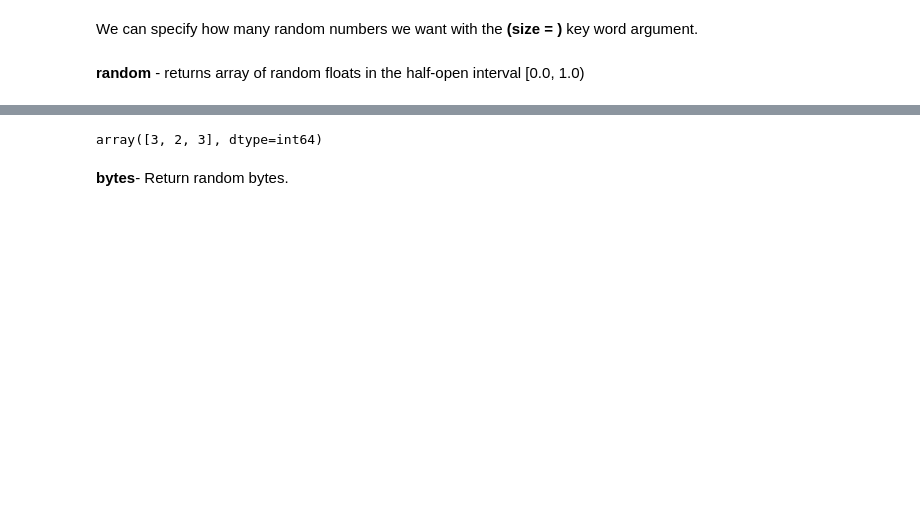
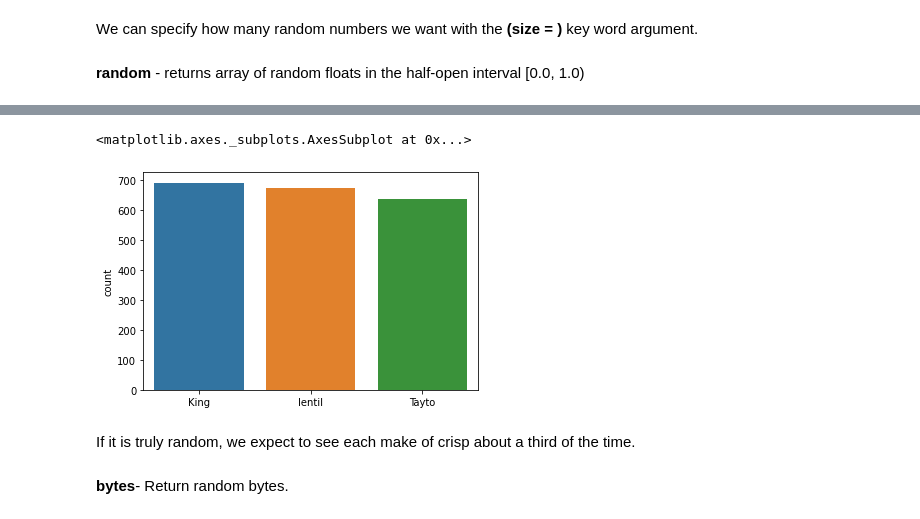
Before and after one commit to AineNicD/numpy-random, a Jupyter notebook: numpy-random.ipynb, the cells around one changed output, grey strips where cells are left out. Saved outputs shown, nothing was run; the diff lists cells and outputs as text; code cells hidden in the pictures; blank space fills up the shorter version.

Commit message:
working on the task, added some plots I learned

```diff
--- a/numpy-random.ipynb
+++ b/numpy-random.ipynb
@@ -136,7 +149,16 @@ array([4, 2, 1], dtype=int64)
-# %%
-rng.choice(5, 3, p=[0.1, 0, 0.3, 0.6, 0])
-# %% [output]
-array([3, 2, 3], dtype=int64)
+# %%
+#plotting with numpy.choice  #https://seaborn.pydata.org/generated/seaborn.countplot.html#seaborn.countplot
+# creating list of types of crisps
+make = ["King", "Tayto", "Lentil"]
+#asks numpy to choose random selections from the list
+crisps = rng.choice(make, 2000)
+list(crisps)
+sns.countplot(x = crisps)
+# %% [output]
+<matplotlib.axes._subplots.AxesSubplot at 0x...>
+[figure, added]
+# %% [markdown]
+If it is truly random, we expect to see each make of crisp about a third of the time.
 # %% [markdown]
 
 <b>bytes</b>-  Return random bytes.
```
Also changed, not shown: parts of 22 cells of this notebook.
